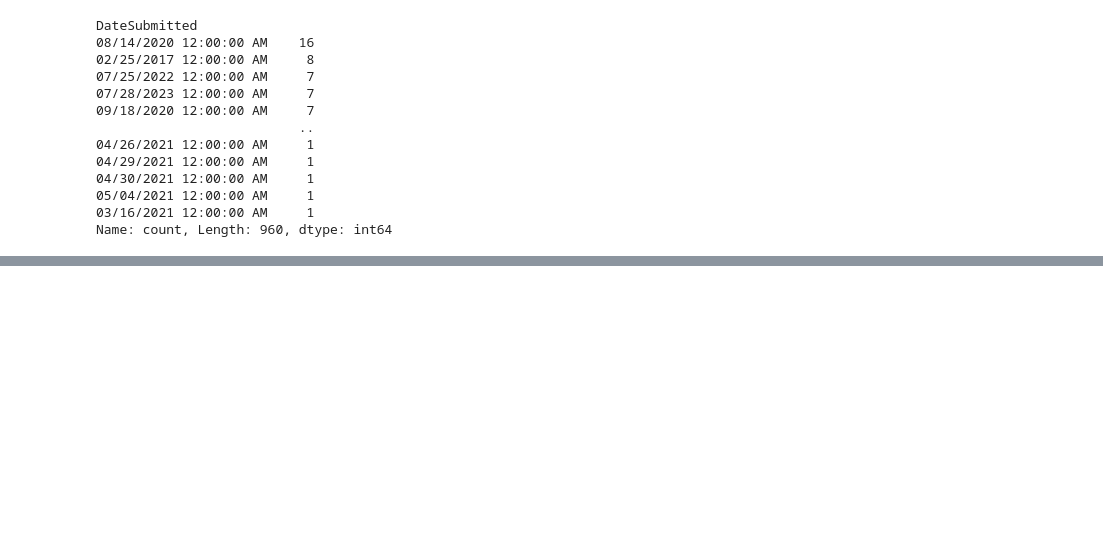
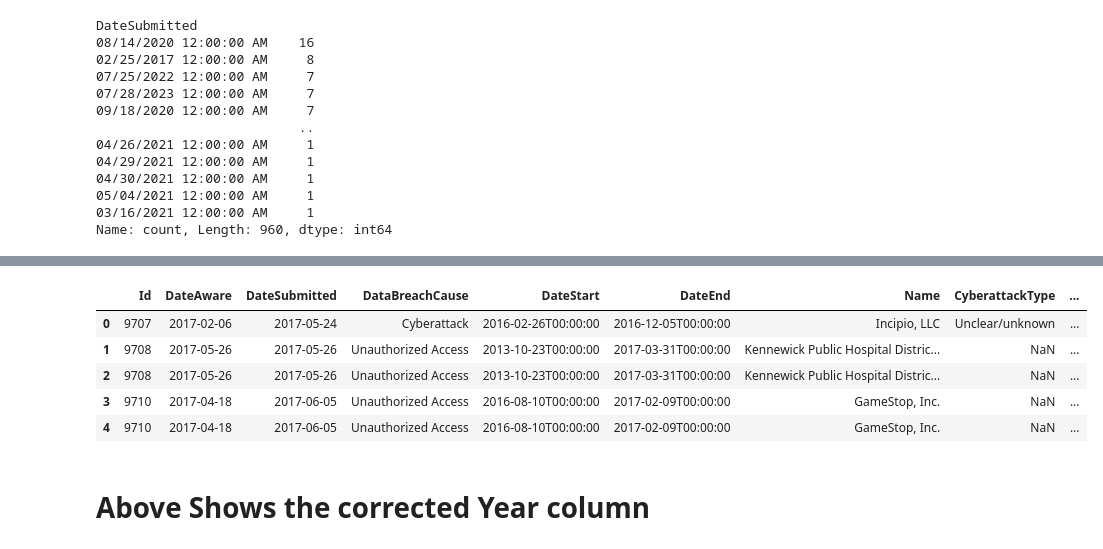
Before and after one commit to BrittanyRussell-15/Data_Breach_Risk_Capstone2025, a Jupyter notebook: notebooks/washingtoncyberattackscapstonebybrittanyrussell.ipynb, the cells around one changed output, grey strips where cells are left out. Cells and saved outputs as stored; diff of their text form; code cells hidden in the pictures; blank space fills up the shorter version.

```diff
--- a/notebooks/washingtoncyberattackscapstonebybrittanyrussell.ipynb
+++ b/notebooks/washingtoncyberattackscapstonebybrittanyrussell.ipynb
@@ -186,0 +227,2 @@ Name: count, dtype: int64
+# %%
+washington_data_breach_personalinfo = washington_data_breach_personalinfo.rename(columns= {'Year':'OldYearColumn'})
@@ -218,0 +300,12 @@ Name: count, Length: 960, dtype: int64
+# %%
+washington_data_breach_personalinfo['Year'] = washington_data_breach_personalinfo['DateAware'].dt.year
+washington_data_breach_personalinfo.head()
+# %% [output]
+|  | Id | DateAware | DateSubmitted | DataBreachCause | DateStart | DateEnd | Name | CyberattackType | ... |
+| 0 | 9707 | 2017-02-06 | 2017-05-24 | Cyberattack | 2016-02-26T00:00:00 | 2016-12-05T00:00:00 | Incipio, LLC | Unclear/unknown | ... |
+| 1 | 9708 | 2017-05-26 | 2017-05-26 | Unauthorized Access | 2013-10-23T00:00:00 | 2017-03-31T00:00:00 | Kennewick Public Hospital Distric... | NaN | ... |
+| 2 | 9708 | 2017-05-26 | 2017-05-26 | Unauthorized Access | 2013-10-23T00:00:00 | 2017-03-31T00:00:00 | Kennewick Public Hospital Distric... | NaN | ... |
+| 3 | 9710 | 2017-04-18 | 2017-06-05 | Unauthorized Access | 2016-08-10T00:00:00 | 2017-02-09T00:00:00 | GameStop, Inc. | NaN | ... |
+| 4 | 9710 | 2017-04-18 | 2017-06-05 | Unauthorized Access | 2016-08-10T00:00:00 | 2017-02-09T00:00:00 | GameStop, Inc. | NaN | ... |
+# %% [markdown]
+# Above Shows the corrected Year column
```
Also changed, not shown: parts of 34 cells of this notebook, 5 other files.
